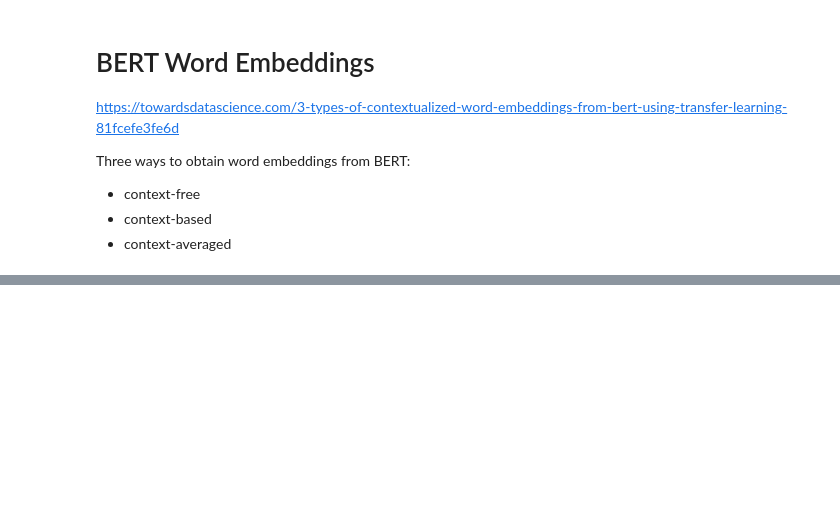
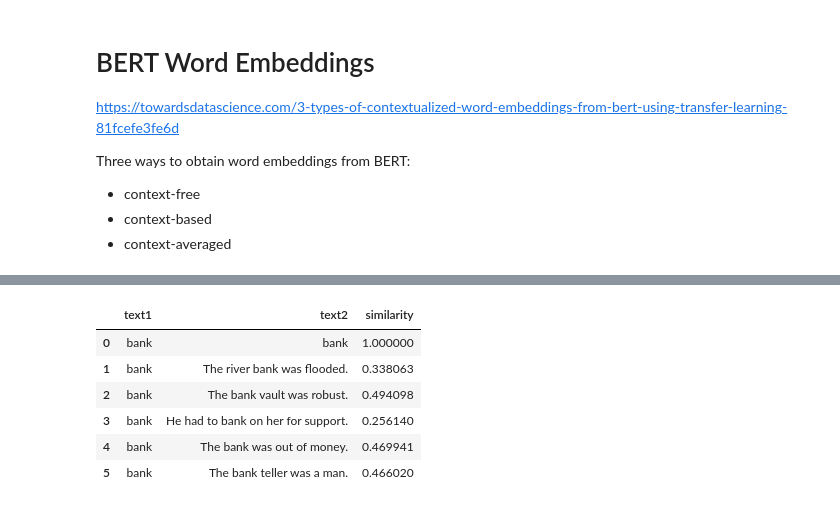
Before and after one commit to haukelicht/advanced_text_analysis, a Jupyter notebook: notebooks/03_BERT_word_embeddings.ipynb, the cells around one changed output, grey strips where cells are left out. Drawn from its saved outputs; the diff is of its cells as text; code cells hidden in the pictures; blank space fills up the shorter version.

```diff
--- a/notebooks/03_BERT_word_embeddings.ipynb
+++ b/notebooks/03_BERT_word_embeddings.ipynb
@@ -126,10 +156,10 @@ from scipy.spatial.distance import cosine
 
 # Calculating the distance between the embeddings of 'bank' in all the given contexts of the word
 
-list_of_distances = []
+list_of_similarities = []
 for text1, embed1 in zip(texts, target_word_embeddings):
     for text2, embed2 in zip(texts, target_word_embeddings):
         cos_dist = 1 - cosine(embed1, embed2)
-        list_of_distances.append([text1, text2, cos_dist])
+        list_of_similarities.append([text1, text2, cos_dist])
 
-distances_df = pd.DataFrame(list_of_distances, columns=['text1', 'text2', 'distance'])
+similarities_df = pd.DataFrame(list_of_similarities, columns=['text1', 'text2', 'similarity'])
@@ -136,2 +175,10 @@ distances_df = pd.DataFrame(list_of_distances, columns=['text1', 'text2', 'dista
 # %%
-distances_df[distances_df.text1 == 'bank']
+similarities_df[similarities_df.text1 == 'bank']
+# %% [output]
+|  | text1 | text2 | similarity |
+| 0 | bank | bank | 1.000000 |
+| 1 | bank | The river bank was flooded. | 0.338063 |
+| 2 | bank | The bank vault was robust. | 0.494098 |
+| 3 | bank | He had to bank on her for support. | 0.256140 |
+| 4 | bank | The bank was out of money. | 0.469941 |
+| 5 | bank | The bank teller was a man. | 0.466020 |
```
Also changed, not shown: parts of 23 cells of this notebook.
